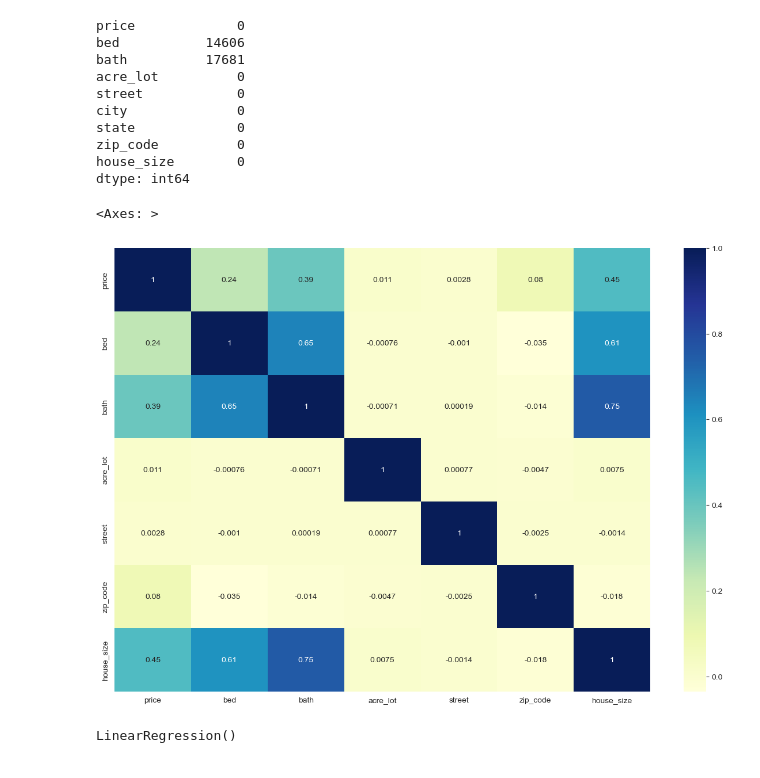
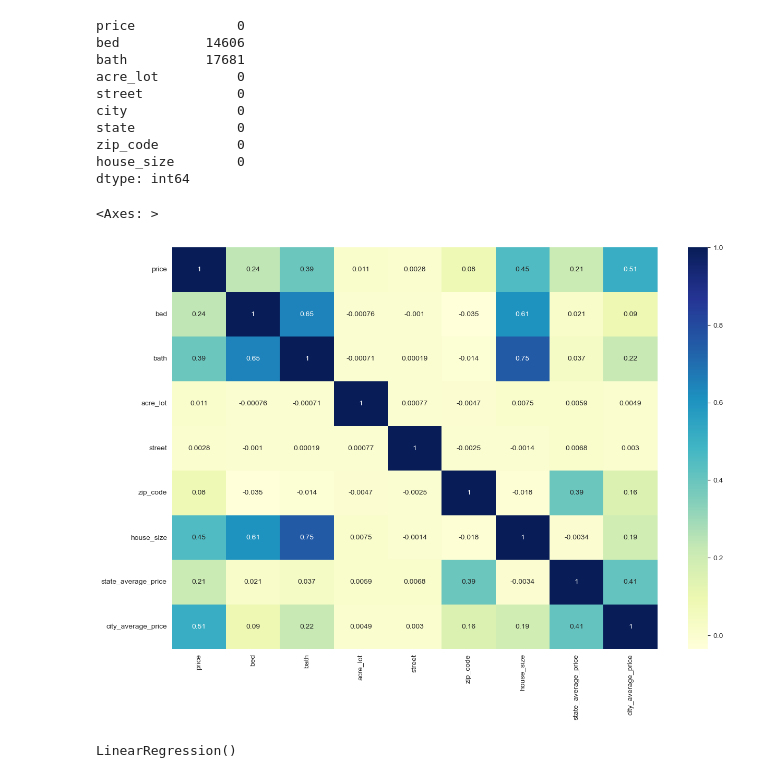
Before and after one commit to AmrWalidi/house-price-prediction-, a Jupyter notebook: house_price_prediction.ipynb, the cells around one changed output. Cells and saved outputs as stored; diff of their text form; code cells hidden in the pictures.

```diff
--- a/house_price_prediction.ipynb
+++ b/house_price_prediction.ipynb
@@ -133,15 +133,6 @@ df3.loc[:, 'bed'] = df3.apply(
     lambda df3_row: fill_bed(df3_row['house_size']) if pd.isnull(df3_row['bed']) else df3_row['bed'], axis=1)
 df3.loc[:, 'bath'] = df3.apply(
     lambda df3_row: fill_bath(df3_row['house_size']) if pd.isnull(df3_row['bath']) else df3_row['bath'], axis=1)
-# %%
-import seaborn as sns
-import matplotlib.pyplot as plt
-
-plt.figure(figsize=(15, 10))
-sns.heatmap(df3.drop(['state', 'city'], axis=1).corr(), annot=True, cmap="YlGnBu")
-# %% [output]
-<Axes: >
-[figure, removed]
 # %%
 df4 = df3.copy()
 state_average_price = df4.groupby('state')['price'].mean()
@@ -151,6 +142,15 @@ city_average_price = df4.groupby(['state', 'city'])['price'].mean()
 df4['city_average_price'] = df4.apply(lambda df4_row: city_average_price.loc[df4_row['state'], df4_row['city']], axis=1)
 # %%
 df4.drop(['state', 'city'], axis=1, inplace=True)
+# %%
+import seaborn as sns
+import matplotlib.pyplot as plt
+
+plt.figure(figsize=(15, 10))
+sns.heatmap(df4.corr(), annot=True, cmap="YlGnBu")
+# %% [output]
+<Axes: >
+[figure, added]
 # %%
 from sklearn.model_selection import train_test_split
 
```
Also changed, not shown: parts of 4 cells of this notebook.
